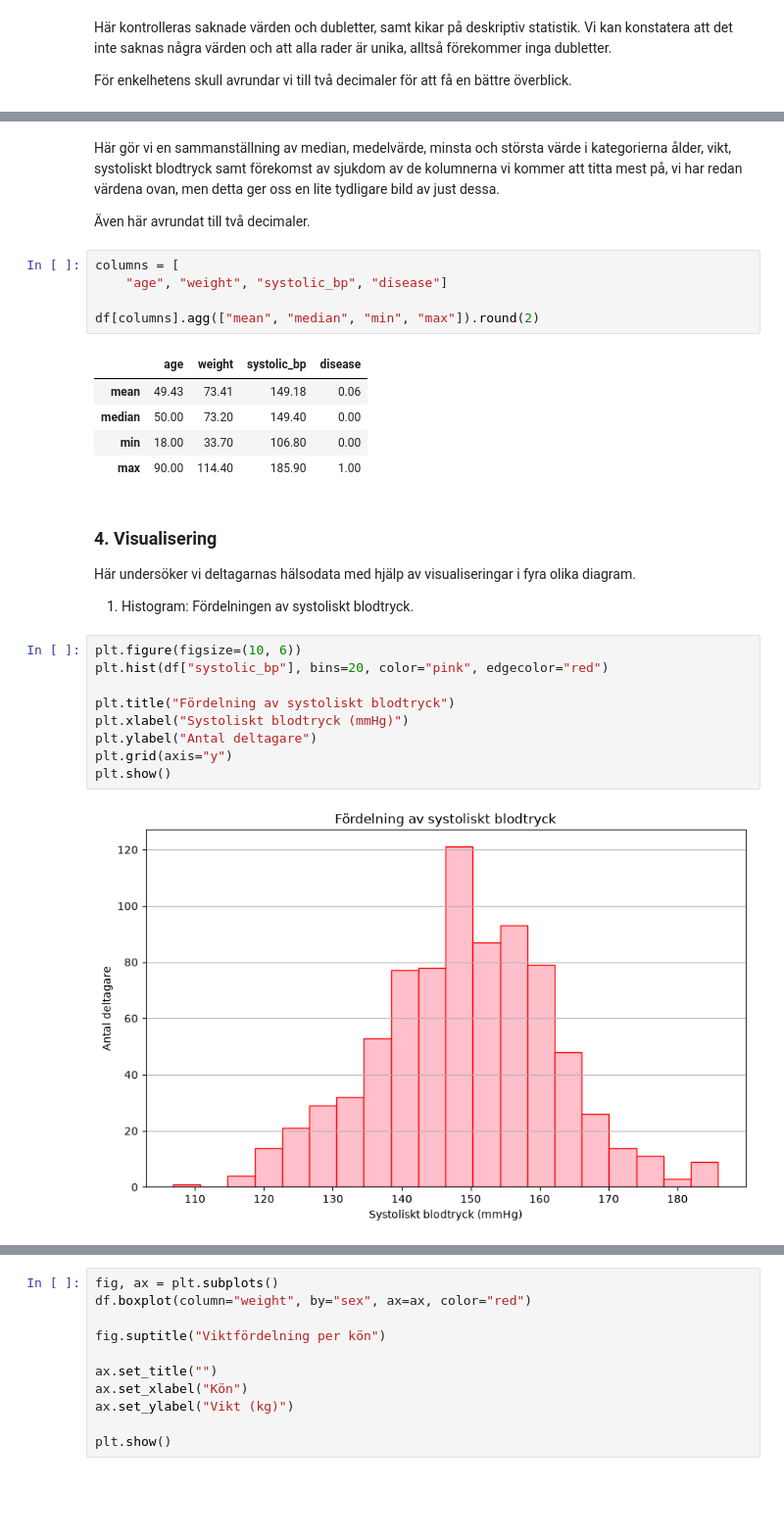
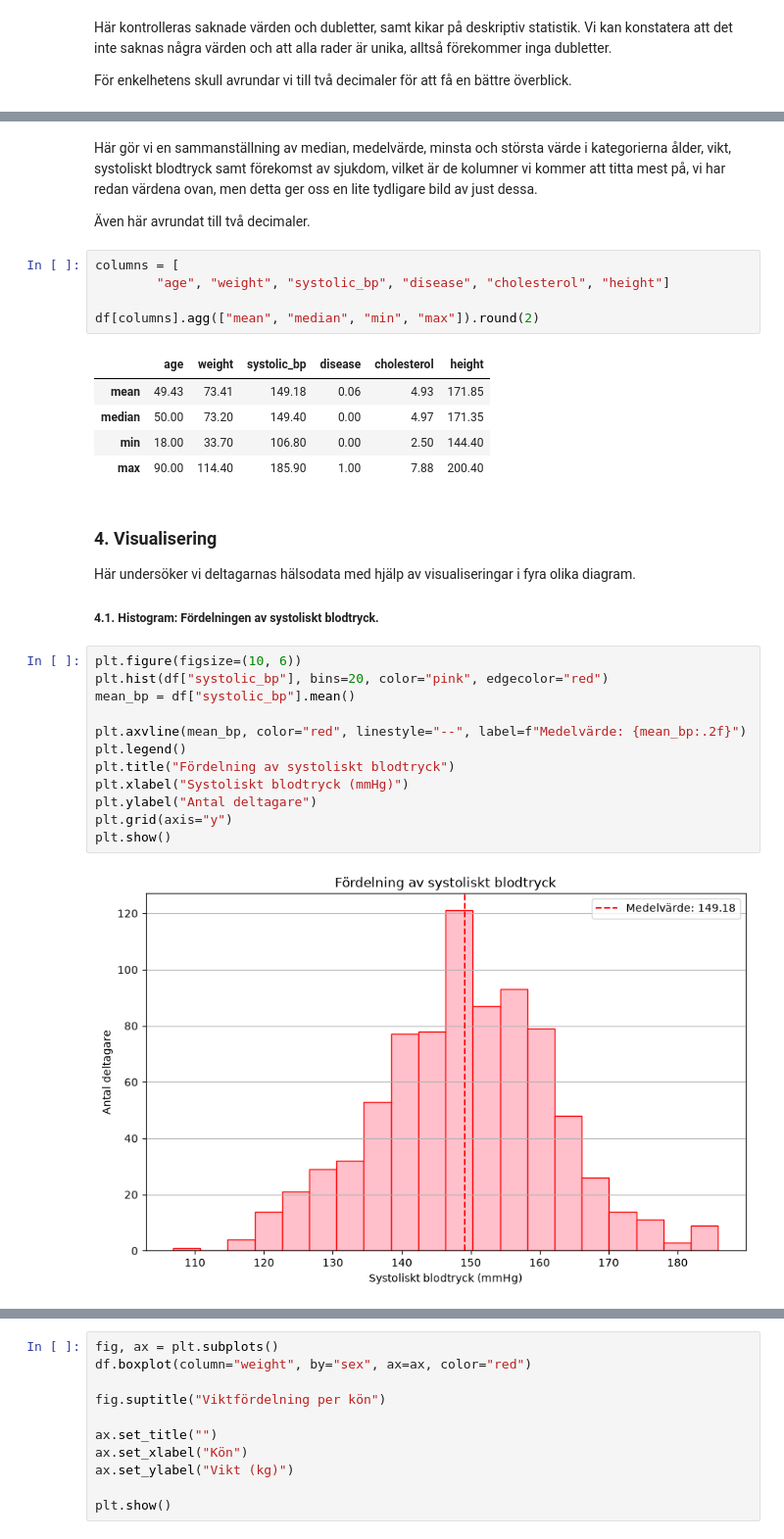
Before and after one commit to loviswikstrom/Health_Study_Analyze, a Jupyter notebook: notebooks/finalreport.ipynb, the cells around one changed output, grey strips where cells are left out. Shown at 98% size. Saved outputs shown, nothing was run; the diff lists cells and outputs as text; blank space fills up the shorter version.

```diff
--- a/notebooks/finalreport.ipynb
+++ b/notebooks/finalreport.ipynb
@@ -68,30 +85,33 @@ Dubletter: 0
 # %% [markdown]
-Här gör vi en sammanställning av median, medelvärde, minsta och största värde i kategorierna ålder, vikt, systoliskt blodtryck samt förekomst av sjukdom av de kolumnerna vi kommer att titta mest på, vi har redan värdena ovan, men detta ger oss en lite tydligare bild av just dessa.
+Här gör vi en sammanställning av median, medelvärde, minsta och största värde i kategorierna ålder, vikt, systoliskt blodtryck samt förekomst av sjukdom, vilket är de kolumner vi kommer att titta mest på, vi har redan värdena ovan, men detta ger oss en lite tydligare bild av just dessa.
 
 Även här avrundat till två decimaler.
 # %%
 columns = [
-    "age", "weight", "systolic_bp", "disease"]
+        "age", "weight", "systolic_bp", "disease", "cholesterol", "height"]
 
 df[columns].agg(["mean", "median", "min", "max"]).round(2)
 # %% [output]
-|  | age | weight | systolic_bp | disease |
-| mean | 49.43 | 73.41 | 149.18 | 0.06 |
-| median | 50.00 | 73.20 | 149.40 | 0.00 |
-| min | 18.00 | 33.70 | 106.80 | 0.00 |
-| max | 90.00 | 114.40 | 185.90 | 1.00 |
+|  | age | weight | systolic_bp | disease | cholesterol | height |
+| mean | 49.43 | 73.41 | 149.18 | 0.06 | 4.93 | 171.85 |
+| median | 50.00 | 73.20 | 149.40 | 0.00 | 4.97 | 171.35 |
+| min | 18.00 | 33.70 | 106.80 | 0.00 | 2.50 | 144.40 |
+| max | 90.00 | 114.40 | 185.90 | 1.00 | 7.88 | 200.40 |
 # %% [markdown]
 ### 4. Visualisering
 Här undersöker vi deltagarnas hälsodata med hjälp av visualiseringar i fyra olika diagram.
-1. Histogram: Fördelningen av systoliskt blodtryck.
+##### 4.1. Histogram: Fördelningen av systoliskt blodtryck.
 # %%
 plt.figure(figsize=(10, 6))
 plt.hist(df["systolic_bp"], bins=20, color="pink", edgecolor="red")
+mean_bp = df["systolic_bp"].mean()
 
+plt.axvline(mean_bp, color="red", linestyle="--", label=f"Medelvärde: {mean_bp:.2f}")
+plt.legend()
 plt.title("Fördelning av systoliskt blodtryck")
 plt.xlabel("Systoliskt blodtryck (mmHg)")
 plt.ylabel("Antal deltagare")
 plt.grid(axis="y")
 plt.show()
 # %% [output]
-[figure, old version]
+[figure, new version]
```
Also changed, not shown: parts of 18 cells of this notebook.
